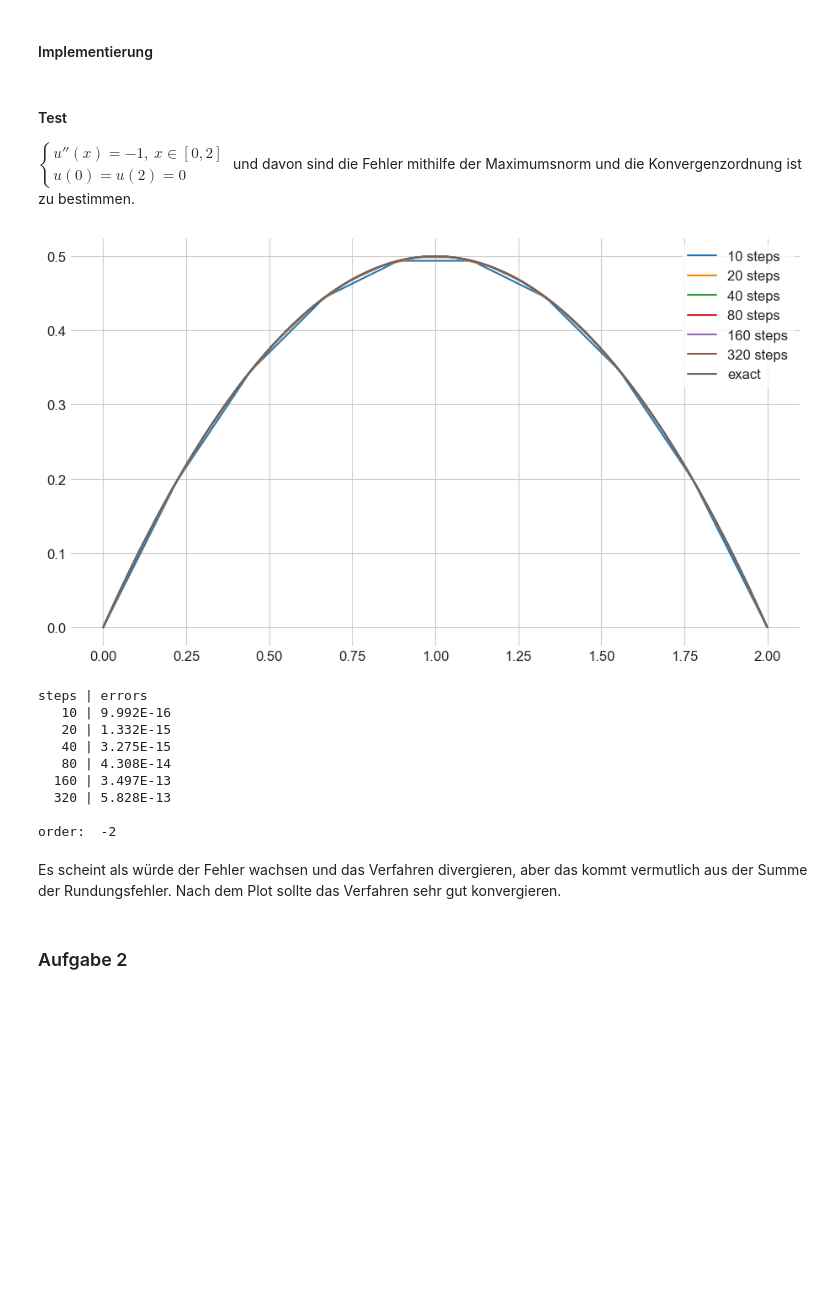
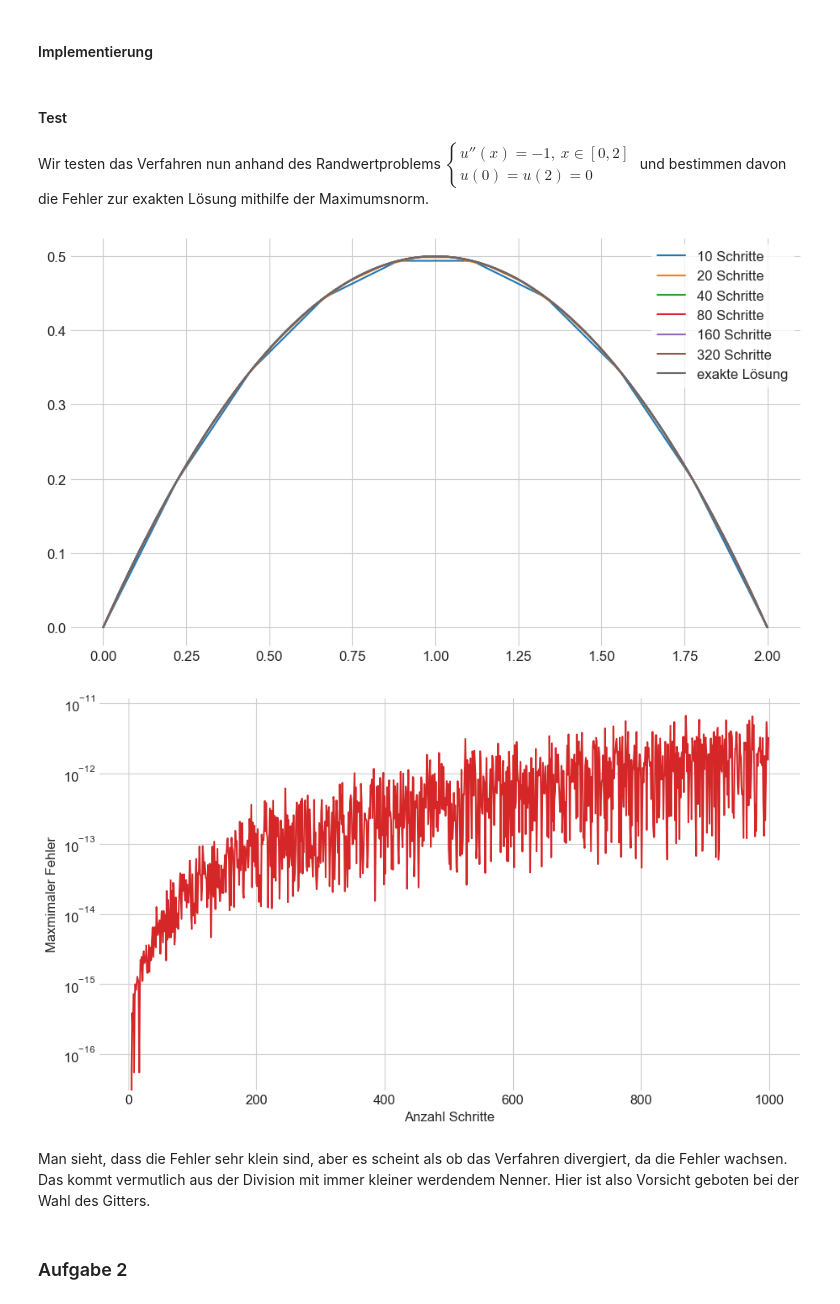
Before and after one commit to maxstollmayer/NuMeDiffG, a Jupyter notebook: Aufgabenblatt 5/Aufgabenblatt 5 Lösung.ipynb, the cells around one changed output. Cells and saved outputs as stored; diff of their text form; code cells hidden in the pictures; blank space fills up the shorter version.

```diff
--- a/Aufgabenblatt 5/Aufgabenblatt 5 Lösung.ipynb
+++ b/Aufgabenblatt 5/Aufgabenblatt 5 Lösung.ipynb
@@ -113,27 +123,25 @@ def FDM(f, ua, ub, grid):
 # %%
-def FDM(f, grid, ua, ub):
+def FDM(f, ua, ub, grid):
     '''
     Returns list of function values on the given grid using a finite difference method for second order ODE.
 
-
     f ...... function of ODE: u''(x) = f(x)
-    grid ... discretized interval: [a = x_0, x_1, ..., x_{N-1}, b = x_N]
     ua ..... first boundary value
     ub ..... second boundary value
+    grid ... discretized interval: [a = x_0, x_1, ..., x_{N-1}, b = x_N]
     '''
 
     grid = np.array(grid)
-    N = len(grid)
 
-    h = grid[1:] - grid[:-1]                      # h[i] = grid[i+1] - grid[i], i=0..N-2
+    h = grid[1:] - grid[:-1]                      # h[n] = grid[n+1] - grid[n], n=0..N-2
 
-    a = 1 / (h[1:-1] * h[2:])                     # a[i] = 1 / (h[i-1] * h[i]), i=2..N-2
-    b = -(h[:-1] + h[1:]) / (h[:-1] * h[1:]**2)   # b[i] = -(h[i-1] + h[i]) / (h[i-1] * h[i]**2), i=1..N-2
-    c = 1 / h[1:-1]**2                            # c[i] = 1 / h[i]**2, i=1..N-3
+    a = 2 / (h[1:-1] * (h[1:-1] + h[2:]))         # a[n] = 2 / (h[n-1] * (h[n-1] + h[n])), n=2..N-2
+    b = - 2 / (h[:-1] * h[1:])                    # b[n] = - 2 / (h[n-1] * h[n]), n=1..N-2
+    c = 2 / (h[1:-1] * (h[:-2] + h[1:-1]))        # c[n] = 2 / (h[n] * (h[n-1] + h[n])), n=1..N-3
 
-    y = f(grid[1:-1])                             # y[i] = f(grid[i]), i=1..N-2
-    y[0] -= ua / (h[0] * h[1])
-    y[-1] -= ub / h[-1]**2
+    y = f(grid[1:-1])                             # y[n] = f(grid[n]), n=2..N-3
+    y[0] -= 2 * ua / (h[0] * (h[0] + h[1]))
+    y[-1] -= 2 * ub / (h[-1] * (h[-2] + h[-1]))
 
     T = np.diagflat(a,-1) + np.diagflat(b) + np.diagflat(c,1)
 
@@ -141,58 +149,44 @@ def FDM(f, grid, ua, ub):
 # %% [markdown]
 #### Test
 
-$\begin{cases} u''(x) = -1, \ x \in [0,2] \\ u(0) = u(2) = 0 \end{cases}$
-und davon sind die Fehler mithilfe der Maximumsnorm und die Konvergenzordnung ist zu bestimmen.
+Wir testen das Verfahren nun anhand des Randwertproblems $\begin{cases} u''(x) = -1, \ x \in [0,2] \\ u(0) = u(2) = 0 \end{cases}$ und bestimmen davon die Fehler zur exakten Lösung mithilfe der Maximumsnorm.
 # %%
 def f(x):
     return -x**0
 
 def exact(x):
     return x - x**2 / 2
 
-def error(exact_vals, approx_vals):
-    '''Maxmimum norm'''
-    return max(np.abs(exact_vals - approx_vals).flatten())
-
-def order(errors):
-    '''Approximation of order of convergence'''
-    return np.log(errors[-1] / errors[0]) / np.log(steps[0] / steps[-1])
+def error(N):
+    '''Maximum norm'''
+    grid = np.linspace(0, 2, N)
+    u = FDM(f, ua, ub, grid)
+    return max(np.abs(exact(grid) - u).flatten())
 
 steps = 10 * 2**np.arange(6)
 ua = ub = 0
 
-errors = ()
-
 for N in steps:
     grid = np.linspace(0, 2, N)
+    u = FDM(f, ua, ub, grid)
+    plt.plot(grid, u, label=f"{N} Schritte")
 
-    u = FDM(f, grid, ua, ub)
-
-    errors += (error(exact(grid), u),)
-
-    plt.plot(grid, u, label=f"{N} steps")
-
-plt.plot(grid, exact(grid), color="dimgray", label="exact")
+plt.plot(grid, exact(grid), color="dimgray", label="exakte Lösung")
 plt.legend()
 plt.show()
 
-print("steps | errors")
-for i in range(len(steps)):
-    print(f"{steps[i]:5.0f} | {errors[i]:.3E}")
-print(f"\norder: {order(errors):3.0f}")
+x = np.arange(4, 1000)
+y = [error(n) for n in x]
+plt.plot(x, y, color="C3")
+plt.yscale("log")
+plt.xlabel("Anzahl Schritte")
+plt.ylabel("Maxmimaler Fehler")
+plt.show()
 # %% [output]
-[figure, old version]
+[figure, new version]
-steps | errors
-   10 | 9.992E-16
-   20 | 1.332E-15
-   40 | 3.275E-15
-   80 | 4.308E-14
-  160 | 3.497E-13
-  320 | 5.828E-13
-
-order:  -2
+[figure, added]
-# %% [markdown]
-Es scheint als würde der Fehler wachsen und das Verfahren divergieren, aber das kommt vermutlich aus der Summe der Rundungsfehler. Nach dem Plot sollte das Verfahren sehr gut konvergieren.
+# %% [markdown]
+Man sieht, dass die Fehler sehr klein sind, aber es scheint als ob das Verfahren divergiert, da die Fehler wachsen. Das  kommt vermutlich aus der Division mit immer kleiner werdendem Nenner. Hier ist also Vorsicht geboten bei der Wahl des Gitters.
 # %% [markdown]
 ### Aufgabe 2
 # %% [markdown]
```
Also changed, not shown: parts of 7 cells of this notebook, 2 other files.
